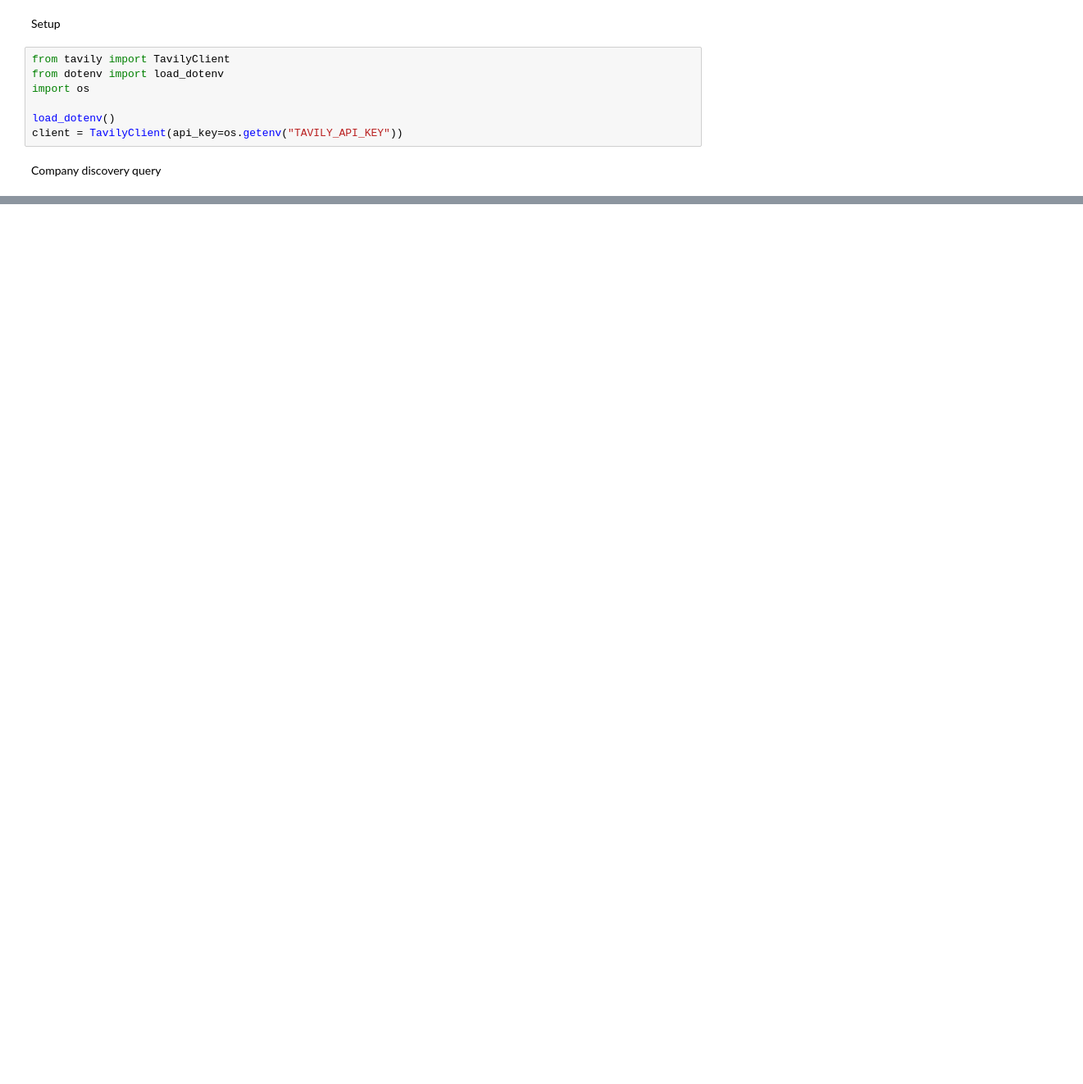
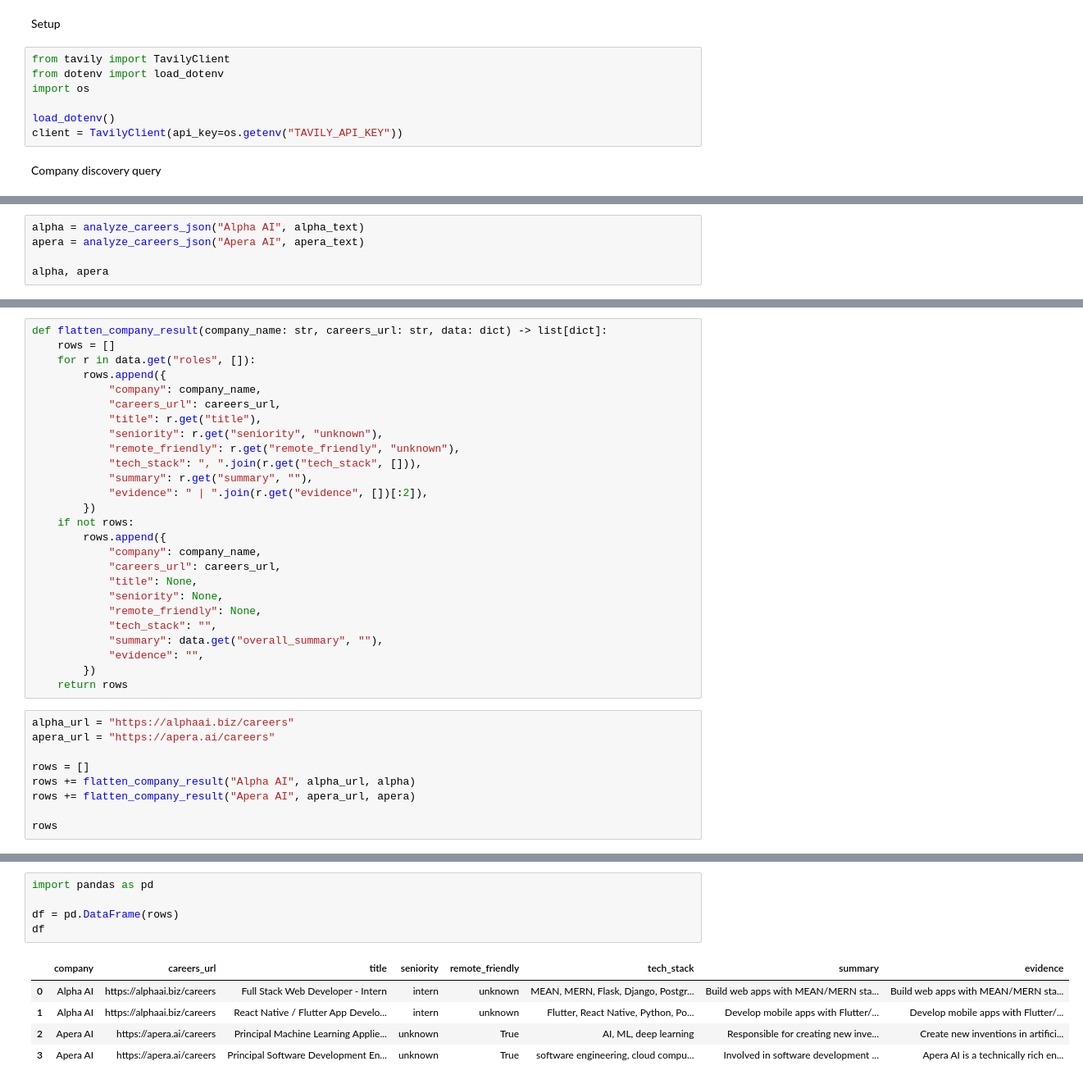
Before and after one commit to ogabor82/job-finder, a Jupyter notebook: notebooks/01_discovery_tavily.ipynb, the cells around one changed output, grey strips where cells are left out. Shown at 82% size. Drawn from its saved outputs; the diff is of its cells as text; blank space fills up the shorter version.

```diff
--- a/notebooks/01_discovery_tavily.ipynb
+++ b/notebooks/01_discovery_tavily.ipynb
@@ -235,0 +303,5 @@ print(analyze_careers("Apera AI", apera_text))
+# %%
+alpha = analyze_careers_json("Alpha AI", alpha_text)
+apera = analyze_careers_json("Apera AI", apera_text)
+
+alpha, apera
@@ -235,0 +363,35 @@ print(analyze_careers("Apera AI", apera_text))
+# %%
+def flatten_company_result(company_name: str, careers_url: str, data: dict) -> list[dict]:
+    rows = []
+    for r in data.get("roles", []):
+        rows.append({
+            "company": company_name,
+            "careers_url": careers_url,
+            "title": r.get("title"),
+            "seniority": r.get("seniority", "unknown"),
+            "remote_friendly": r.get("remote_friendly", "unknown"),
+            "tech_stack": ", ".join(r.get("tech_stack", [])),
+            "summary": r.get("summary", ""),
+            "evidence": " | ".join(r.get("evidence", [])[:2]),
+        })
+    if not rows:
+        rows.append({
+            "company": company_name,
+            "careers_url": careers_url,
+            "title": None,
+            "seniority": None,
+            "remote_friendly": None,
+            "tech_stack": "",
+            "summary": data.get("overall_summary", ""),
+            "evidence": "",
+        })
+    return rows
+# %%
+alpha_url = "https://alphaai.biz/careers"
+apera_url = "https://apera.ai/careers"
+
+rows = []
+rows += flatten_company_result("Alpha AI", alpha_url, alpha)
+rows += flatten_company_result("Apera AI", apera_url, apera)
+
+rows
@@ -235,0 +416,11 @@ print(analyze_careers("Apera AI", apera_text))
+# %%
+import pandas as pd
+
+df = pd.DataFrame(rows)
+df
+# %% [output]
+|  | company | careers_url | title | seniority | remote_friendly | tech_stack | summary | evidence |
+| 0 | Alpha AI | https://alphaai.biz/careers | Full Stack Web Developer - Intern | intern | unknown | MEAN, MERN, Flask, Django, Postgr... | Build web apps with MEAN/MERN sta... | Build web apps with MEAN/MERN sta... |
+| 1 | Alpha AI | https://alphaai.biz/careers | React Native / Flutter App Develo... | intern | unknown | Flutter, React Native, Python, Po... | Develop mobile apps with Flutter/... | Develop mobile apps with Flutter/... |
+| 2 | Apera AI | https://apera.ai/careers | Principal Machine Learning Applie... | unknown | True | AI, ML, deep learning | Responsible for creating new inve... | Create new inventions in artifici... |
+| 3 | Apera AI | https://apera.ai/careers | Principal Software Development En... | unknown | True | software engineering, cloud compu... | Involved in software development ... | Apera AI is a technically rich en... |
```
Also changed, not shown: parts of 19 cells of this notebook, 1 other file.
